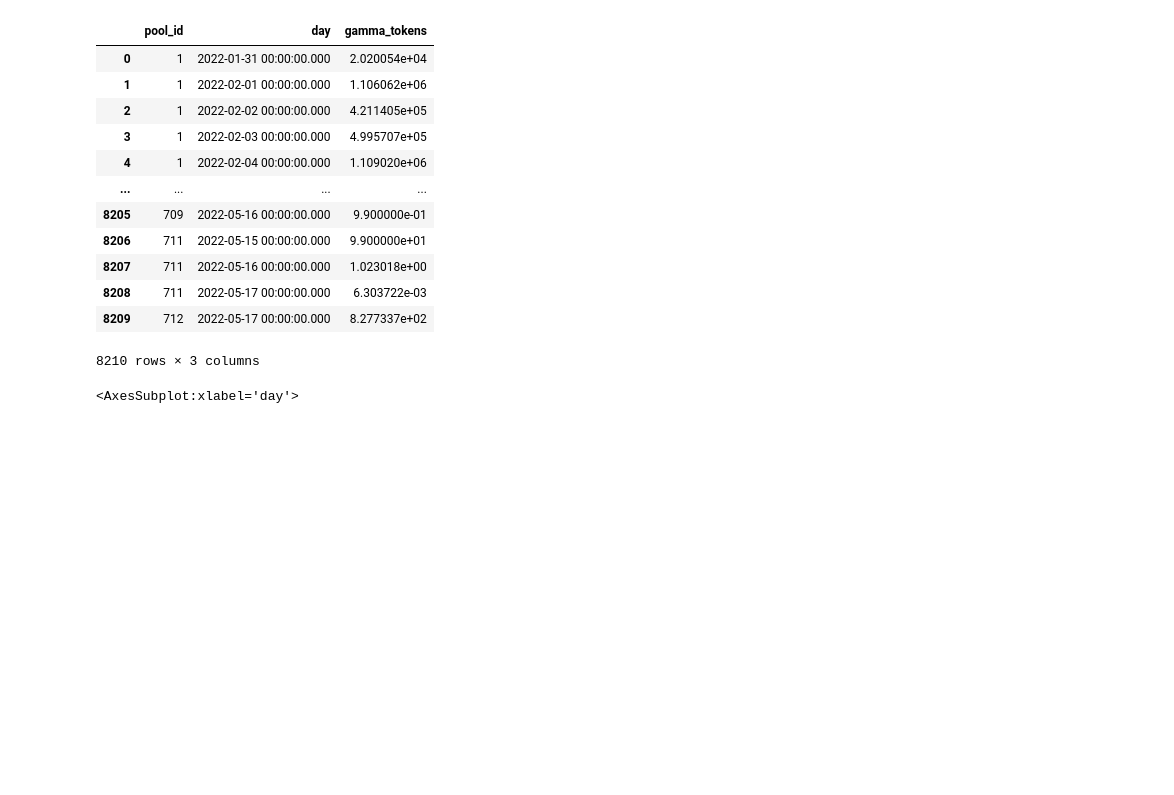
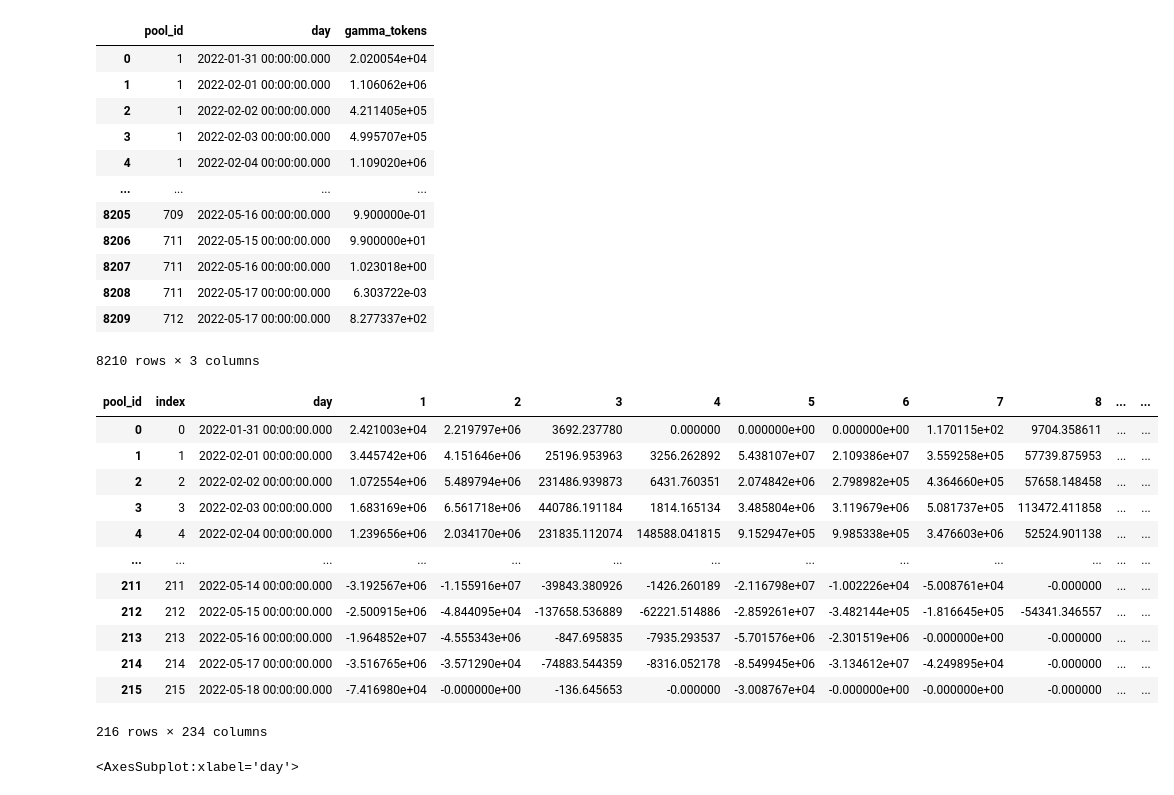
Before and after one commit to IncioMan/osmosis-pools-dashboard, a Jupyter notebook: notebooks/osmo-pools.ipynb, the cells around one changed output. Saved outputs shown, nothing was run; the diff lists cells and outputs as text; code cells hidden in the pictures; blank space fills up the shorter version.

```diff
--- a/notebooks/osmo-pools.ipynb
+++ b/notebooks/osmo-pools.ipynb
@@ -105,6 +105,21 @@ df
 # %%
 exit_ = df.pivot(index='day', values='gamma_tokens', columns='pool_id').fillna(0)
 delta = lock_.append(-exit_)
+delta.reset_index().reset_index()
+# %% [output]
+| pool_id | index | day | 1 | 2 | 3 | 4 | 5 | 6 | 7 | 8 | ... | ... |
+| 0 | 0 | 2022-01-31 00:00:00.000 | 2.421003e+04 | 2.219797e+06 | 3692.237780 | 0.000000 | 0.000000e+00 | 0.000000e+00 | 1.170115e+02 | 9704.358611 | ... | ... |
+| 1 | 1 | 2022-02-01 00:00:00.000 | 3.445742e+06 | 4.151646e+06 | 25196.953963 | 3256.262892 | 5.438107e+07 | 2.109386e+07 | 3.559258e+05 | 57739.875953 | ... | ... |
+| 2 | 2 | 2022-02-02 00:00:00.000 | 1.072554e+06 | 5.489794e+06 | 231486.939873 | 6431.760351 | 2.074842e+06 | 2.798982e+05 | 4.364660e+05 | 57658.148458 | ... | ... |
+| 3 | 3 | 2022-02-03 00:00:00.000 | 1.683169e+06 | 6.561718e+06 | 440786.191184 | 1814.165134 | 3.485804e+06 | 3.119679e+06 | 5.081737e+05 | 113472.411858 | ... | ... |
+| 4 | 4 | 2022-02-04 00:00:00.000 | 1.239656e+06 | 2.034170e+06 | 231835.112074 | 148588.041815 | 9.152947e+05 | 9.985338e+05 | 3.476603e+06 | 52524.901138 | ... | ... |
+| ... | ... | ... | ... | ... | ... | ... | ... | ... | ... | ... | ... | ... |
+| 211 | 211 | 2022-05-14 00:00:00.000 | -3.192567e+06 | -1.155916e+07 | -39843.380926 | -1426.260189 | -2.116798e+07 | -1.002226e+04 | -5.008761e+04 | -0.000000 | ... | ... |
+| 212 | 212 | 2022-05-15 00:00:00.000 | -2.500915e+06 | -4.844095e+04 | -137658.536889 | -62221.514886 | -2.859261e+07 | -3.482144e+05 | -1.816645e+05 | -54341.346557 | ... | ... |
+| 213 | 213 | 2022-05-16 00:00:00.000 | -1.964852e+07 | -4.555343e+06 | -847.695835 | -7935.293537 | -5.701576e+06 | -2.301519e+06 | -0.000000e+00 | -0.000000 | ... | ... |
+| 214 | 214 | 2022-05-17 00:00:00.000 | -3.516765e+06 | -3.571290e+04 | -74883.544359 | -8316.052178 | -8.549945e+06 | -3.134612e+07 | -4.249895e+04 | -0.000000 | ... | ... |
+| 215 | 215 | 2022-05-18 00:00:00.000 | -7.416980e+04 | -0.000000e+00 | -136.645653 | -0.000000 | -3.008767e+04 | -0.000000e+00 | -0.000000e+00 | -0.000000 | ... | ... |
+216 rows × 234 columns
 # %%
 delta_cumsum = delta.sort_values(by='day').cumsum()
 # %%
```
Also changed, not shown: parts of 1 cell of this notebook, 6 other files.
